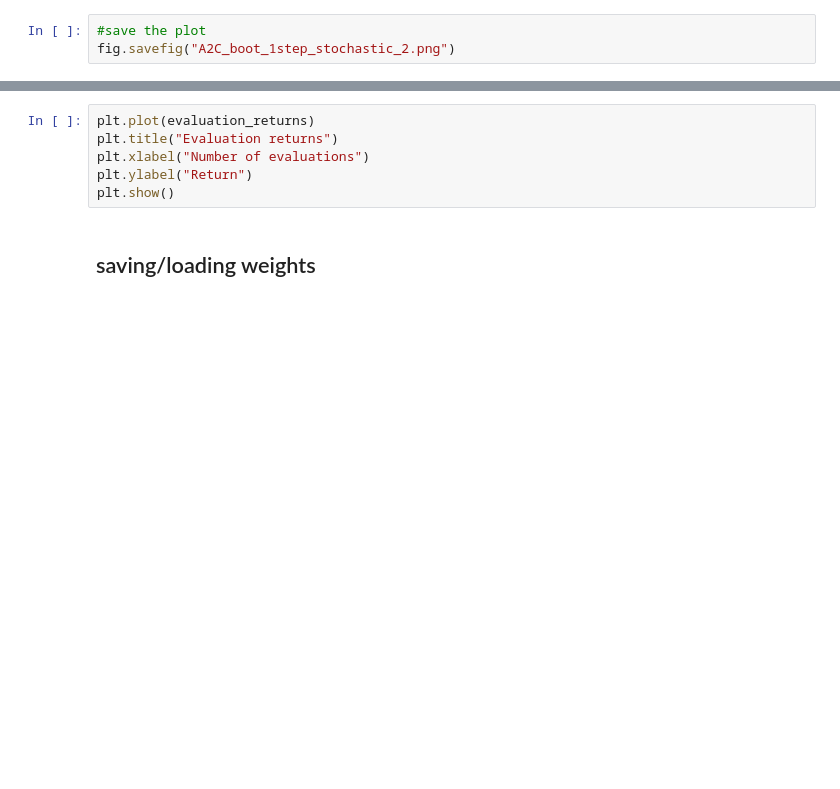
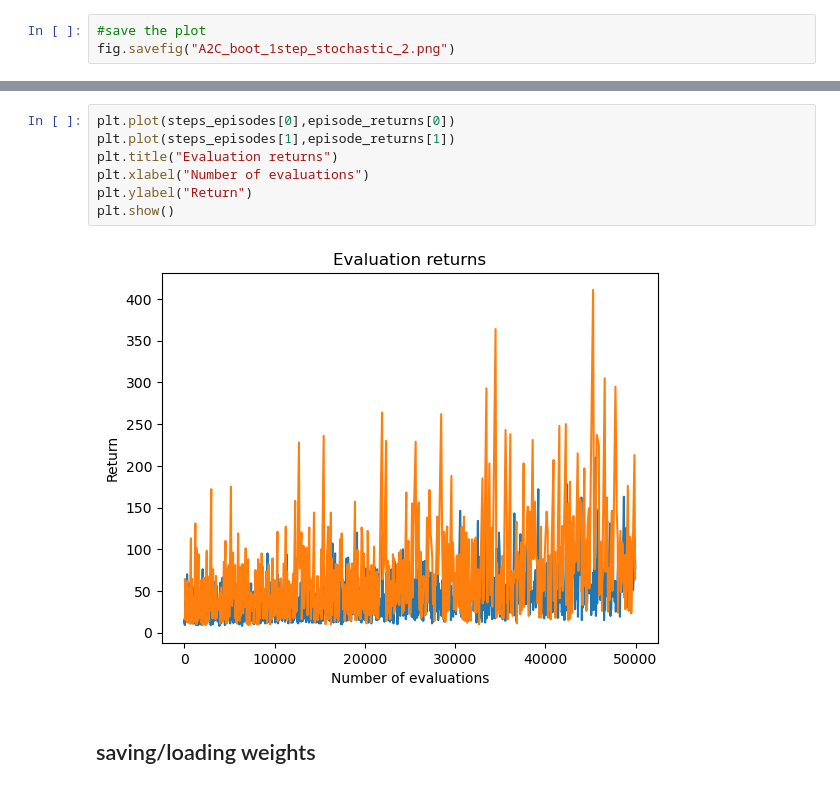
Before and after one commit to AlexisCogne/ANN_project, a Jupyter notebook: test_kworkers_discrete.ipynb, the cells around one changed output, grey strips where cells are left out. Saved outputs shown, nothing was run; the diff lists cells and outputs as text; blank space fills up the shorter version.

```diff
--- a/test_kworkers_discrete.ipynb
+++ b/test_kworkers_discrete.ipynb
@@ -274,9 +284,12 @@ fig.savefig("A2C_boot_1step_stochastic_2.png")
 # %%
-plt.plot(evaluation_returns)
+plt.plot(steps_episodes[0],episode_returns[0])
+plt.plot(steps_episodes[1],episode_returns[1])
 plt.title("Evaluation returns")
 plt.xlabel("Number of evaluations")
 plt.ylabel("Return")
 plt.show()
+# %% [output]
+[figure, added]
 # %% [markdown]
 ## saving/loading weights
 # %%
```
Also changed, not shown: parts of 6 cells of this notebook, 1 other file.
